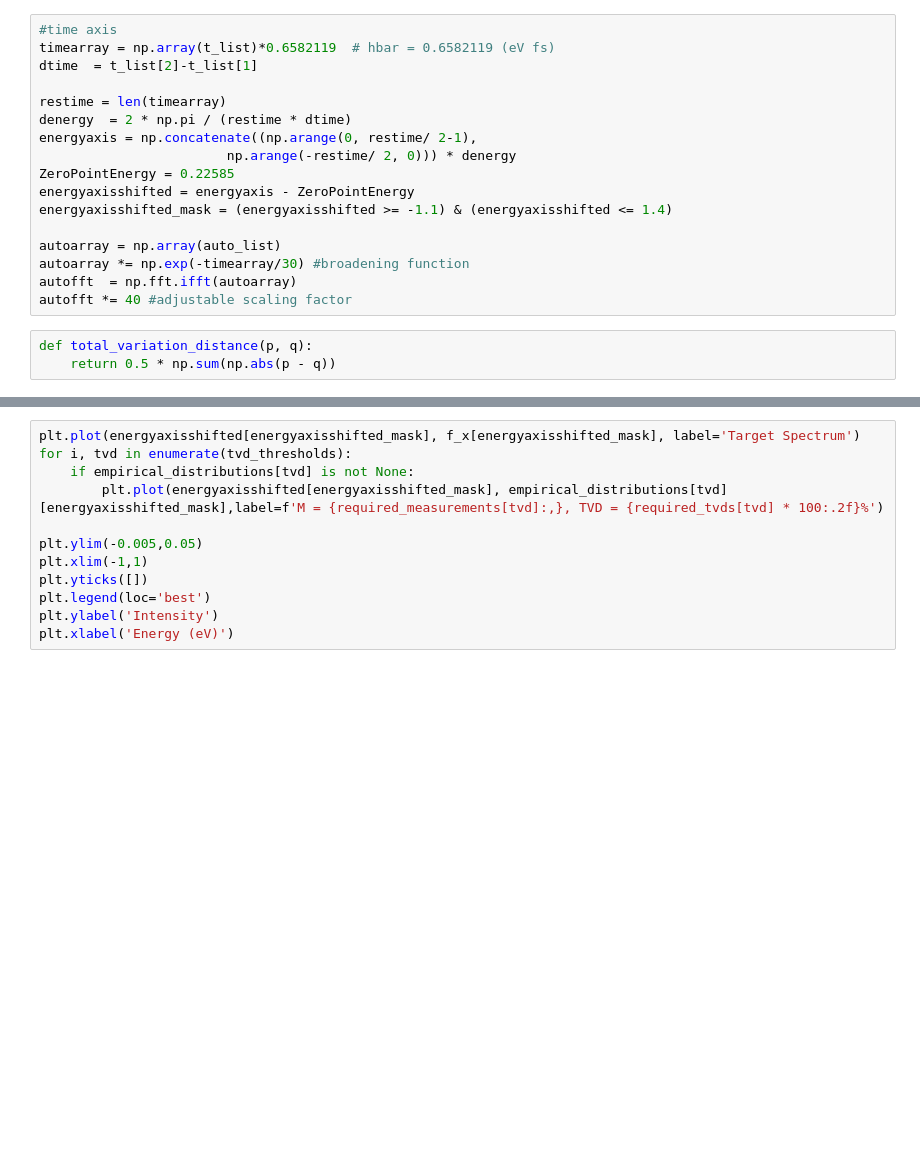
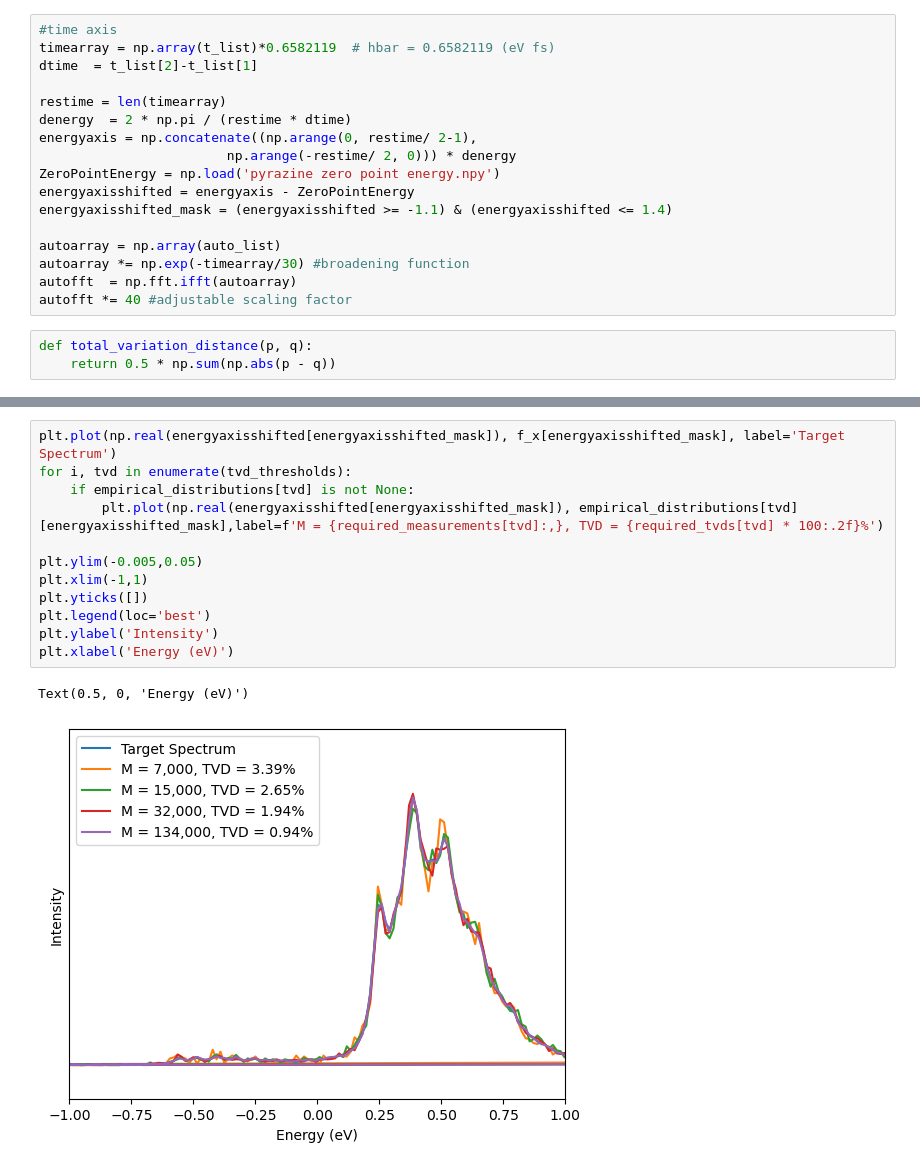
Before and after one commit to XN-F/GridBasedPyrazine, a Jupyter notebook: Measurement Shot Estimation-Direct Spectrum Sampling.ipynb, the cells around one changed output, grey strips where cells are left out. Saved outputs shown, nothing was run; the diff lists cells and outputs as text; blank space fills up the shorter version.

```diff
--- a/Measurement Shot Estimation-Direct Spectrum Sampling.ipynb
+++ b/Measurement Shot Estimation-Direct Spectrum Sampling.ipynb
@@ -17,7 +17,7 @@ restime = len(timearray)
 denergy  = 2 * np.pi / (restime * dtime)
 energyaxis = np.concatenate((np.arange(0, restime/ 2-1),
                         np.arange(-restime/ 2, 0))) * denergy
-ZeroPointEnergy = 0.22585
+ZeroPointEnergy = np.load('pyrazine zero point energy.npy')
 energyaxisshifted = energyaxis - ZeroPointEnergy
 energyaxisshifted_mask = (energyaxisshifted >= -1.1) & (energyaxisshifted <= 1.4)
 
@@ -93,12 +96,15 @@ plt.ylabel("Total Variation Distance (TVD)")
 # %%
-plt.plot(energyaxisshifted[energyaxisshifted_mask], f_x[energyaxisshifted_mask], label='Target Spectrum')
+plt.plot(np.real(energyaxisshifted[energyaxisshifted_mask]), f_x[energyaxisshifted_mask], label='Target Spectrum')
 for i, tvd in enumerate(tvd_thresholds):
     if empirical_distributions[tvd] is not None:
-        plt.plot(energyaxisshifted[energyaxisshifted_mask], empirical_distributions[tvd][energyaxisshifted_mask],label=f'M = {required_measurements[tvd]:,}, TVD = {required_tvds[tvd] * 100:.2f}%')
+        plt.plot(np.real(energyaxisshifted[energyaxisshifted_mask]), empirical_distributions[tvd][energyaxisshifted_mask],label=f'M = {required_measurements[tvd]:,}, TVD = {required_tvds[tvd] * 100:.2f}%')
 
 plt.ylim(-0.005,0.05)
 plt.xlim(-1,1)
 plt.yticks([])
 plt.legend(loc='best')
 plt.ylabel('Intensity')
 plt.xlabel('Energy (eV)')
+# %% [output]
+Text(0.5, 0, 'Energy (eV)')
+[figure, added]
```
Also changed, not shown: parts of 2 cells of this notebook.
